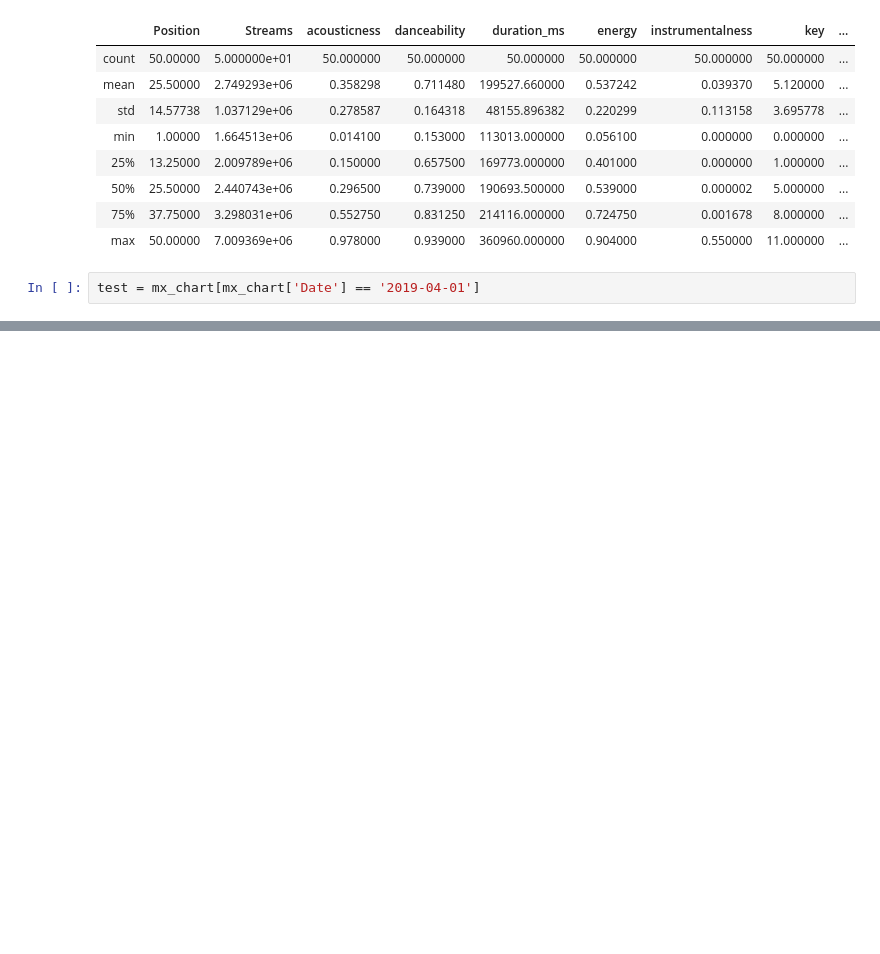
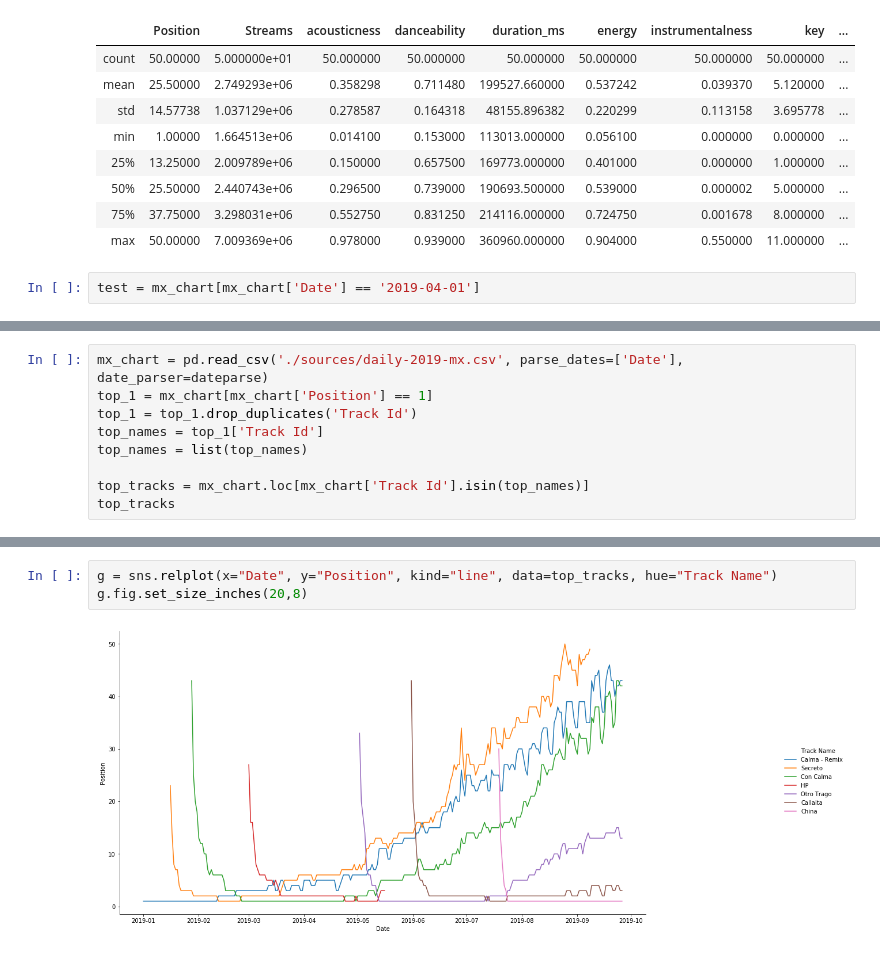
Before and after one commit to Manolomon/mx-spotify-trends, a Jupyter notebook: study.ipynb, the cells around one changed output, grey strips where cells are left out. Drawn from its saved outputs; the diff is of its cells as text; blank space fills up the shorter version.

```diff
--- a/study.ipynb
+++ b/study.ipynb
@@ -209,0 +371,9 @@ Loading BokehJS ...
+# %%
+mx_chart = pd.read_csv('./sources/daily-2019-mx.csv', parse_dates=['Date'], date_parser=dateparse)
+top_1 = mx_chart[mx_chart['Position'] == 1]
+top_1 = top_1.drop_duplicates('Track Id')
+top_names = top_1['Track Id']
+top_names = list(top_names)
+
+top_tracks = mx_chart.loc[mx_chart['Track Id'].isin(top_names)]
+top_tracks
@@ -209,0 +394,5 @@ Loading BokehJS ...
+# %%
+g = sns.relplot(x="Date", y="Position", kind="line", data=top_tracks, hue="Track Name")
+g.fig.set_size_inches(20,8)
+# %% [output]
+[figure, added]
```
Also changed, not shown: parts of 13 cells of this notebook, 7 other files.
